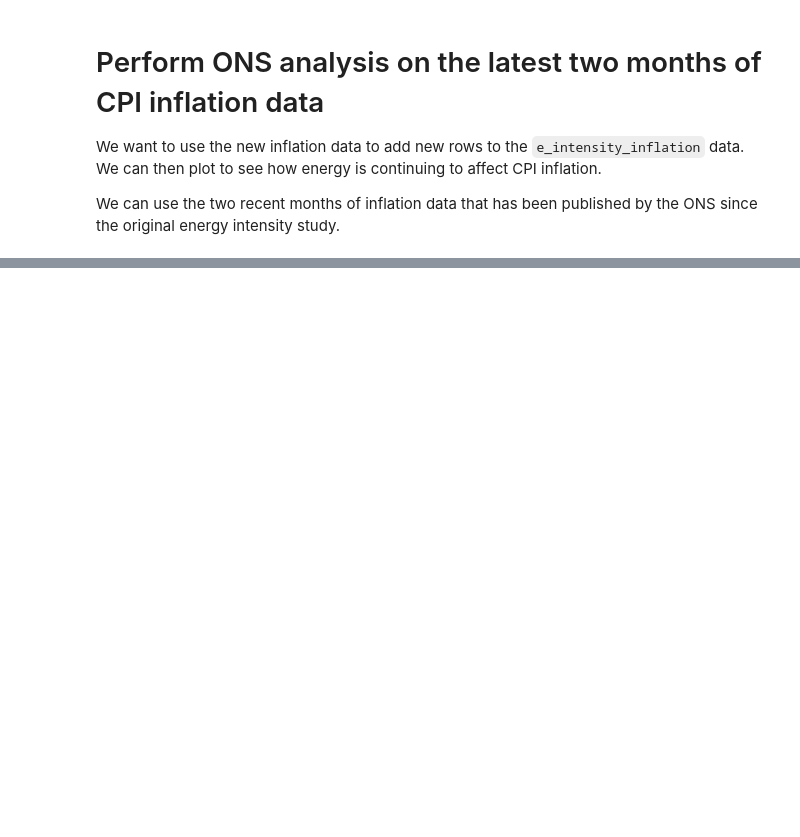
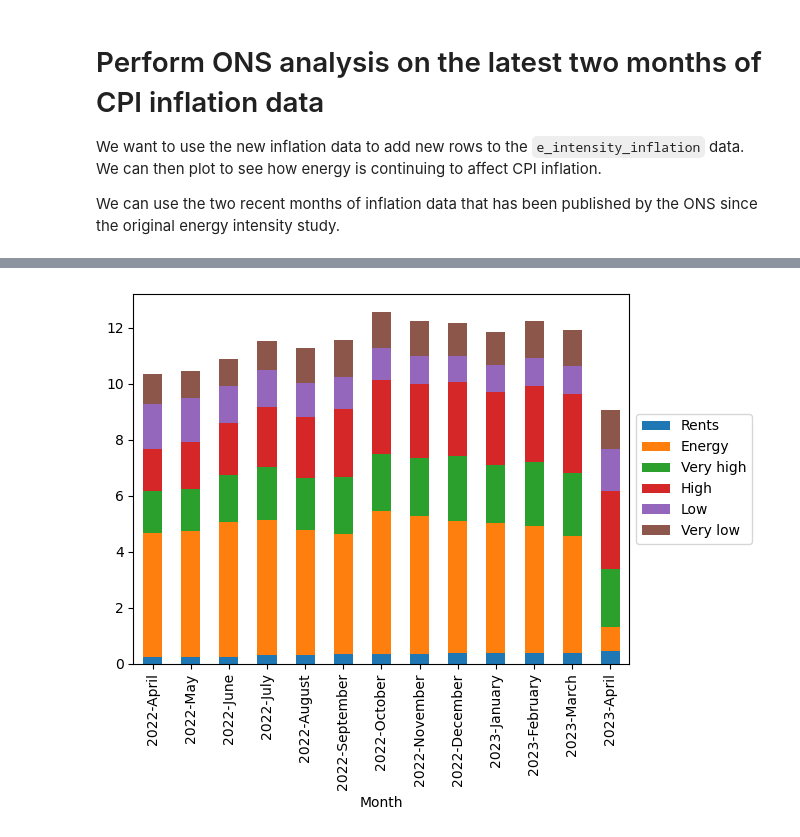
Before and after one commit to samuel-speller/Energy-affects-on-CPI-analysis, a Jupyter notebook: Energy_intensity_of_the_CPI_continued.ipynb, the cells around one changed output, grey strips where cells are left out. Saved outputs shown, nothing was run; the diff lists cells and outputs as text; code cells hidden in the pictures; blank space fills up the shorter version.

Commit message:
plot of how the different energy intensity categories affect cpi over time complete.

```diff
--- a/Energy_intensity_of_the_CPI_continued.ipynb
+++ b/Energy_intensity_of_the_CPI_continued.ipynb
@@ -121,0 +150,5 @@ df.tail()
+# %%
+# drop categories so we can multiply by the rest of the columns
+cpi_inflation_numbers = cpi_inflation.drop(columns=['category'])
+
+cpi_inflation_numbers.head()
@@ -121,0 +162,11 @@ df.tail()
+# %%
+# multiply all the inflation numbers by their weight
+cpi_weighted_inflation = cpi_inflation_numbers.mul(cpi_weights['weights 2023'], axis=0)
+
+# add categories back in to the start of the dataframe
+cpi_weighted_inflation.insert(0, 'category', cpi_inflation['category'])
+
+# add the energy intensity groups to the dataframe
+cpi_weighted_inflation.insert(1, 'energy intensity', coicop_e_intensity['Energy Intensity Group'])
+
+cpi_weighted_inflation.head()
@@ -121,0 +180,6 @@ df.tail()
+# %%
+# sum the values according to the energy intensity categories.
+
+e_intensity_weighted_inflation_groups = cpi_weighted_inflation.groupby('energy intensity').sum()
+
+e_intensity_weighted_inflation_groups.head()
@@ -121,0 +203,9 @@ df.tail()
+# %%
+# transpose and organise ready for plotting
+
+e_intensity_weighted_inflation_groups_t = e_intensity_weighted_inflation_groups.transpose()
+e_intensity_weighted_inflation_groups_t = e_intensity_weighted_inflation_groups_t.reset_index()
+e_intensity_weighted_inflation_groups_t.index.name = None
+e_intensity_weighted_inflation_groups_t.rename(columns={'index':'Month'}, inplace=True)
+e_intensity_weighted_inflation_groups_t = e_intensity_weighted_inflation_groups_t.reindex(columns=['Month','Rents','Energy','Very high','High','Low','Very low'])
+e_intensity_weighted_inflation_groups_t.tail()
@@ -121,0 +228,10 @@ df.tail()
+# %%
+# create a stacked bar plot
+ax = e_intensity_weighted_inflation_groups_t.plot.bar(x='Month',stacked=True)
+
+# move the legend outside the plotting area
+ax.legend(loc='center left', bbox_to_anchor=(1.0, 0.5))
+
+plt.show()
+# %% [output]
+[figure, added]
```
Also changed, not shown: parts of 14 cells of this notebook, 1 other file.
